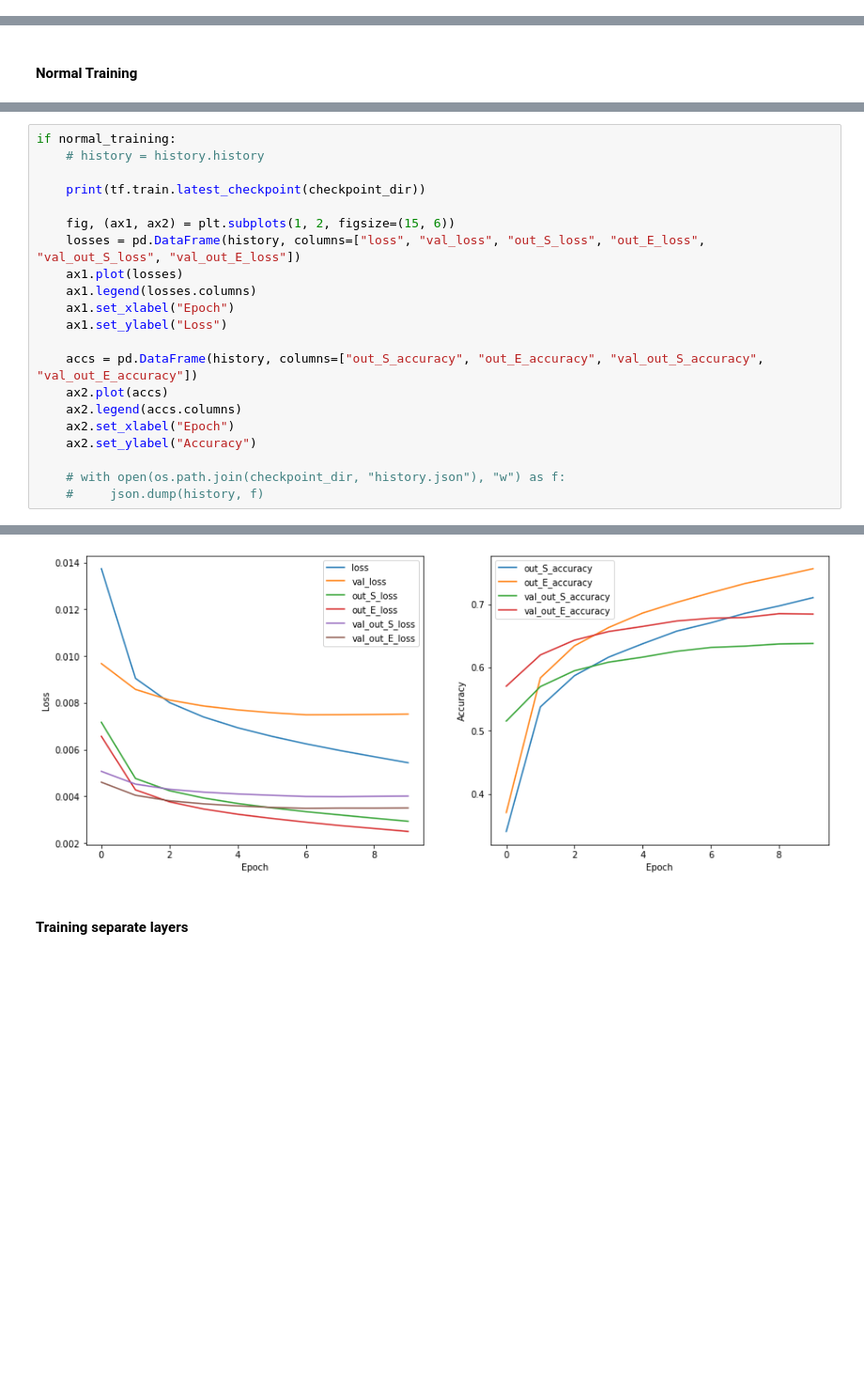
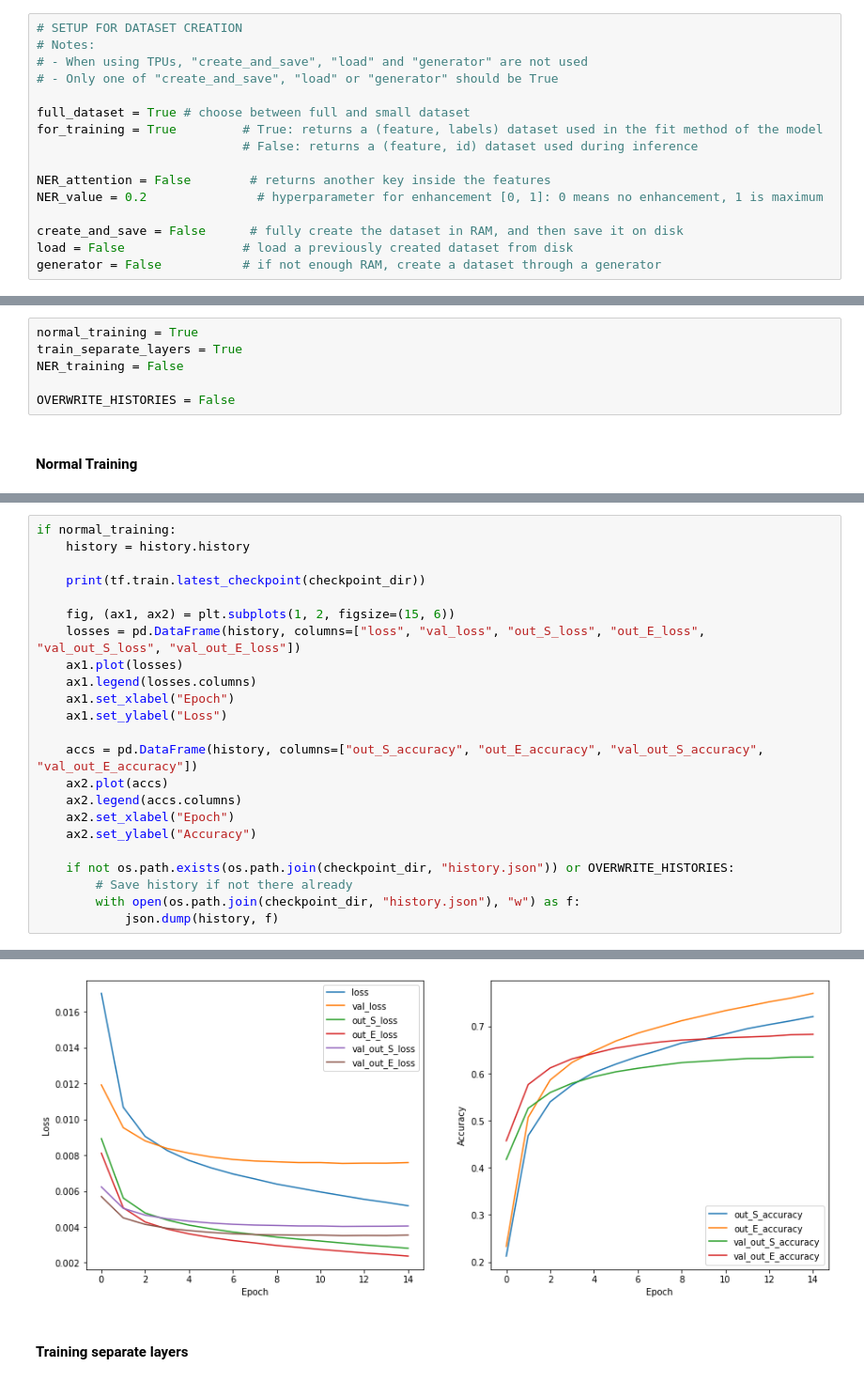
Before and after one commit to MarcelloCeresini/QuestionAnswering, a Jupyter notebook: src/train_clean.ipynb, the cells around one changed output, grey strips where cells are left out. Shown at 94% size. Cells and saved outputs as stored; diff of their text form; blank space fills up the shorter version.

Commit message:
Fixed normal and separate training for TPUs

```diff
--- a/src/train_clean.ipynb
+++ b/src/train_clean.ipynb
@@ -117,4 +100,20 @@ small_val_data = random.sample(val_dataset["data"], config.SMALL_VAL_LEN)
 small_val_dataset = {'data': small_val_data}
 # %% [markdown]
 ### Dataset choice
+# %%
+# SETUP FOR DATASET CREATION
+# Notes:
+# - When using TPUs, "create_and_save", "load" and "generator" are not used
+# - Only one of "create_and_save", "load" or "generator" should be True
+
+full_dataset = True # choose between full and small dataset
+for_training = True         # True: returns a (feature, labels) dataset used in the fit method of the model
+                            # False: returns a (feature, id) dataset used during inference
+
+NER_attention = False        # returns another key inside the features
+NER_value = 0.2               # hyperparameter for enhancement [0, 1]: 0 means no enhancement, 1 is maximum
+
+create_and_save = False      # fully create the dataset in RAM, and then save it on disk
+load = False                # load a previously created dataset from disk
+generator = False           # if not enough RAM, create a dataset through a generator
 # %%
@@ -214,3 +206,9 @@ NER_training = True
+# %%
+normal_training = True
+train_separate_layers = True
+NER_training = False
+
+OVERWRITE_HISTORIES = False
 # %% [markdown]
 #### Normal Training
 # %%
@@ -300,6 +309,6 @@ Epoch 00010: saving model to /home/marcello/github/NLP/Assignements/QuestionAnsw
 # %%
 if normal_training:
-    # history = history.history
+    history = history.history
 
     print(tf.train.latest_checkpoint(checkpoint_dir))
 
@@ -316,6 +325,8 @@ if normal_training:
     ax2.set_xlabel("Epoch")
     ax2.set_ylabel("Accuracy")
 
-    # with open(os.path.join(checkpoint_dir, "history.json"), "w") as f:
-    #     json.dump(history, f)
+    if not os.path.exists(os.path.join(checkpoint_dir, "history.json")) or OVERWRITE_HISTORIES:
+        # Save history if not there already
+        with open(os.path.join(checkpoint_dir, "history.json"), "w") as f:
+            json.dump(history, f)
 # %% [output]
@@ -323,4 +334,4 @@ if normal_training:
-[figure, old version]
+[figure, new version]
 # %% [markdown]
 #### Training separate layers
 # %%
```
Also changed, not shown: parts of 13 cells of this notebook, 5 other files.
